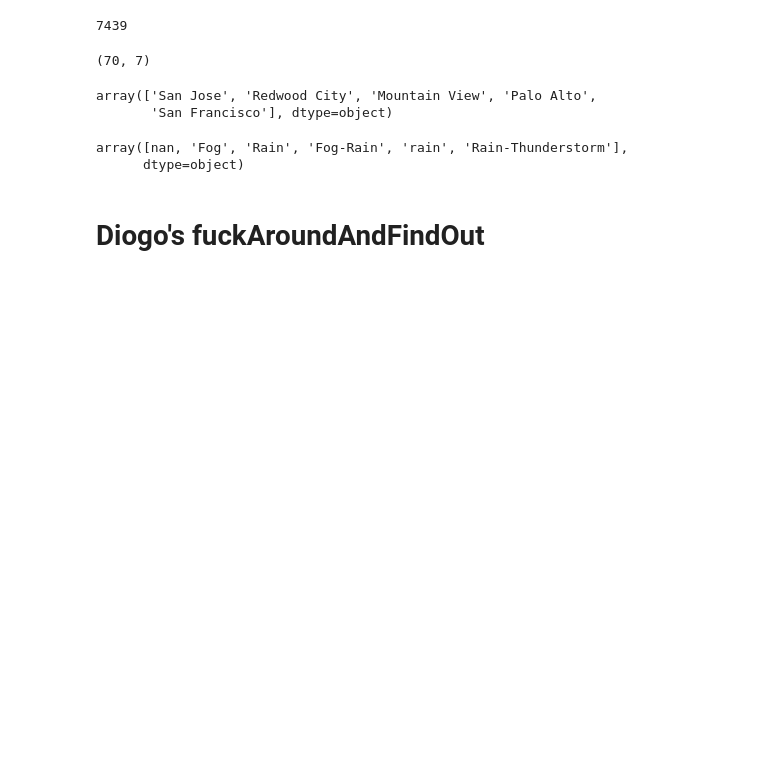
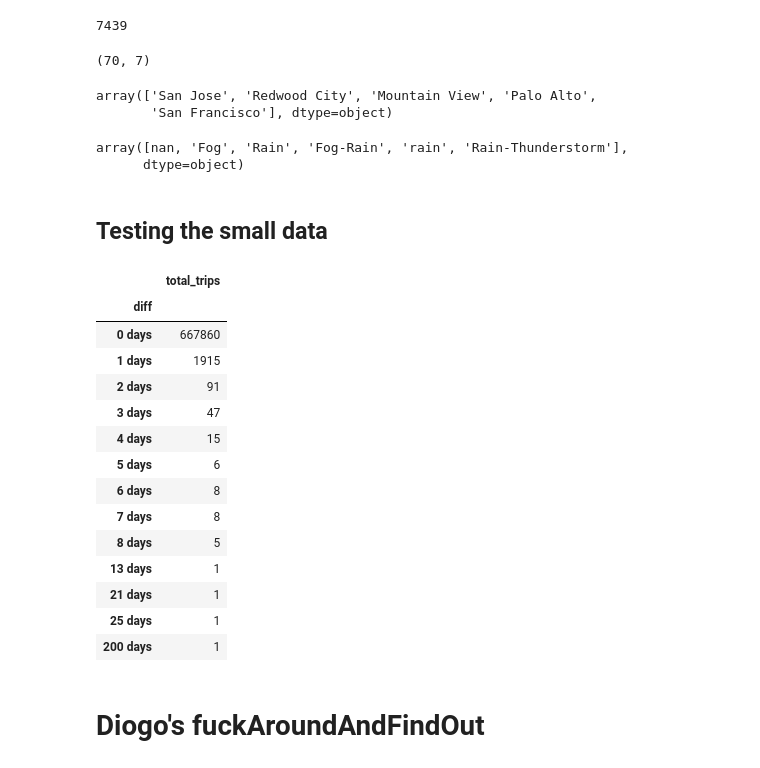
Before and after one commit to martinhoT/vi-project, a Jupyter notebook: sandbox.ipynb, the cells around one changed output. Drawn from its saved outputs; the diff is of its cells as text; code cells hidden in the pictures; blank space fills up the shorter version.

Commit message:
Trying to sort the data (fail)

```diff
--- a/sandbox.ipynb
+++ b/sandbox.ipynb
@@ -216,3 +216,7 @@ weather["events"].drop_duplicates().values
 # %% [output]
 array([nan, 'Fog', 'Rain', 'Fog-Rain', 'rain', 'Rain-Thunderstorm'],
       dtype=object)
+# %% [markdown]
+## Testing the small data
+# %%
+trip_small = pd.read_csv("data/trip_small.csv")
@@ -219,3 +225,26 @@ array([nan, 'Fog', 'Rain', 'Fog-Rain', 'rain', 'Rain-Thunderstorm'],
+# %%
+trip_small["start_date"] = trip_small["start_date"].map(datetime.date.fromisoformat)
+trip_small["end_date"] = trip_small["end_date"].map(datetime.date.fromisoformat)
+# %%
+trip_small["diff"] = trip_small["end_date"] - trip_small["start_date"]
+# %%
+trip_small[["diff", "total_trips"]].groupby("diff").sum()
+# %% [output]
+|  | total_trips |
+| diff |  |
+| 0 days | 667860 |
+| 1 days | 1915 |
+| 2 days | 91 |
+| 3 days | 47 |
+| 4 days | 15 |
+| 5 days | 6 |
+| 6 days | 8 |
+| 7 days | 8 |
+| 8 days | 5 |
+| 13 days | 1 |
+| 21 days | 1 |
+| 25 days | 1 |
+| 200 days | 1 |
 # %% [markdown]
 # Diogo's fuckAroundAndFindOut
 # %%
```
Also changed, not shown: parts of 1 cell of this notebook, 1 other file.
